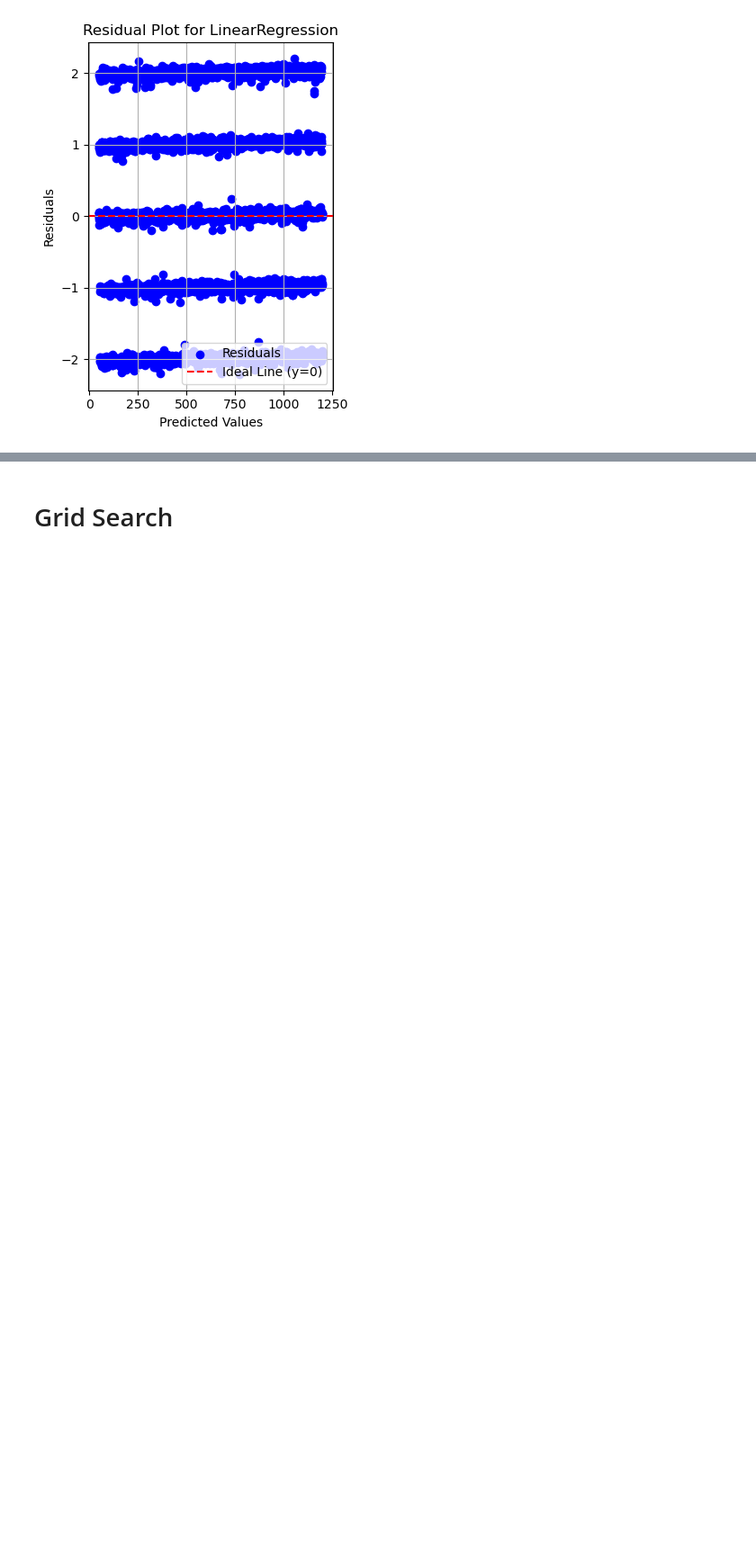
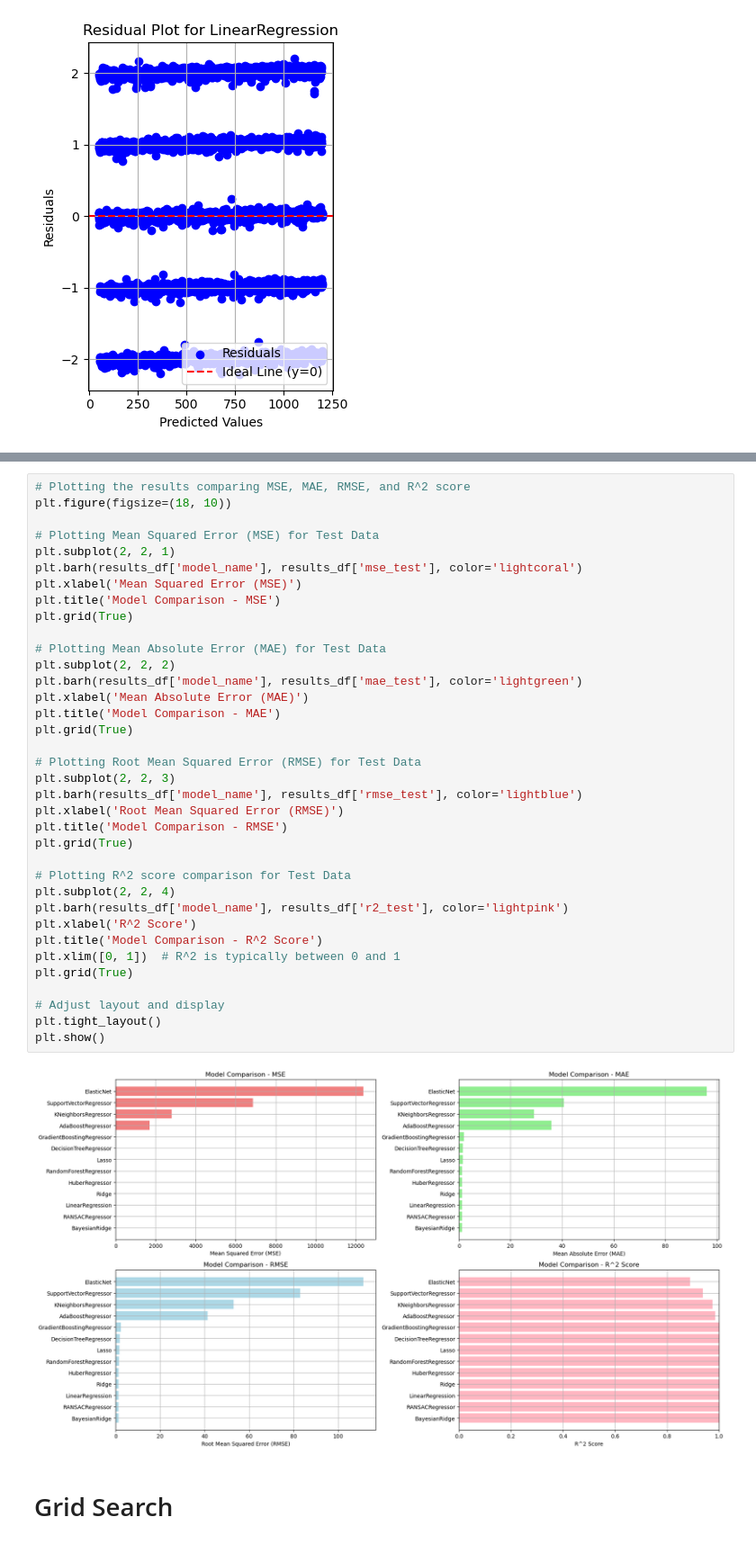
Before and after one commit to musicmaj/project-4-group-15, a Jupyter notebook: Machine Learning/ML_Models_Airbnb.ipynb, the cells around one changed output, grey strips where cells are left out. Shown: that part at 90% size. Saved outputs shown, nothing was run; the diff lists cells and outputs as text; blank space fills up the shorter version.

```diff
--- a/Machine Learning/ML_Models_Airbnb.ipynb
+++ b/Machine Learning/ML_Models_Airbnb.ipynb
@@ -304,3 +340,41 @@ R-squared: 0.9999817971928254
+# %%
+# Plotting the results comparing MSE, MAE, RMSE, and R^2 score
+plt.figure(figsize=(18, 10))
+
+# Plotting Mean Squared Error (MSE) for Test Data
+plt.subplot(2, 2, 1)
+plt.barh(results_df['model_name'], results_df['mse_test'], color='lightcoral')
+plt.xlabel('Mean Squared Error (MSE)')
+plt.title('Model Comparison - MSE')
+plt.grid(True)
+
+# Plotting Mean Absolute Error (MAE) for Test Data
+plt.subplot(2, 2, 2)
+plt.barh(results_df['model_name'], results_df['mae_test'], color='lightgreen')
+plt.xlabel('Mean Absolute Error (MAE)')
+plt.title('Model Comparison - MAE')
+plt.grid(True)
+
+# Plotting Root Mean Squared Error (RMSE) for Test Data
+plt.subplot(2, 2, 3)
+plt.barh(results_df['model_name'], results_df['rmse_test'], color='lightblue')
+plt.xlabel('Root Mean Squared Error (RMSE)')
+plt.title('Model Comparison - RMSE')
+plt.grid(True)
+
+# Plotting R^2 score comparison for Test Data
+plt.subplot(2, 2, 4)
+plt.barh(results_df['model_name'], results_df['r2_test'], color='lightpink')
+plt.xlabel('R^2 Score')
+plt.title('Model Comparison - R^2 Score')
+plt.xlim([0, 1])  # R^2 is typically between 0 and 1
+plt.grid(True)
+
+# Adjust layout and display
+plt.tight_layout()
+plt.show()
+# %% [output]
+[figure, added]
 # %% [markdown]
 # Grid Search
 # %%
```
Also changed, not shown: parts of 7 cells of this notebook, 6 other files.
